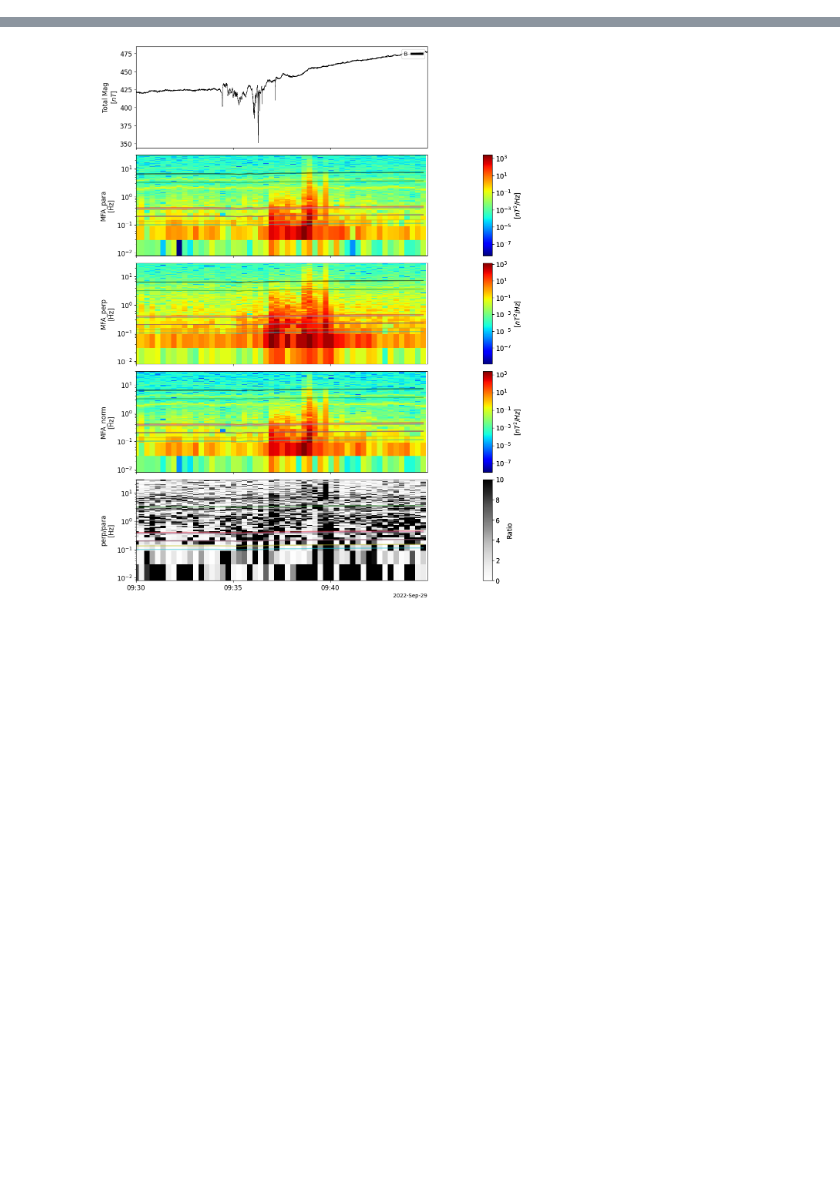
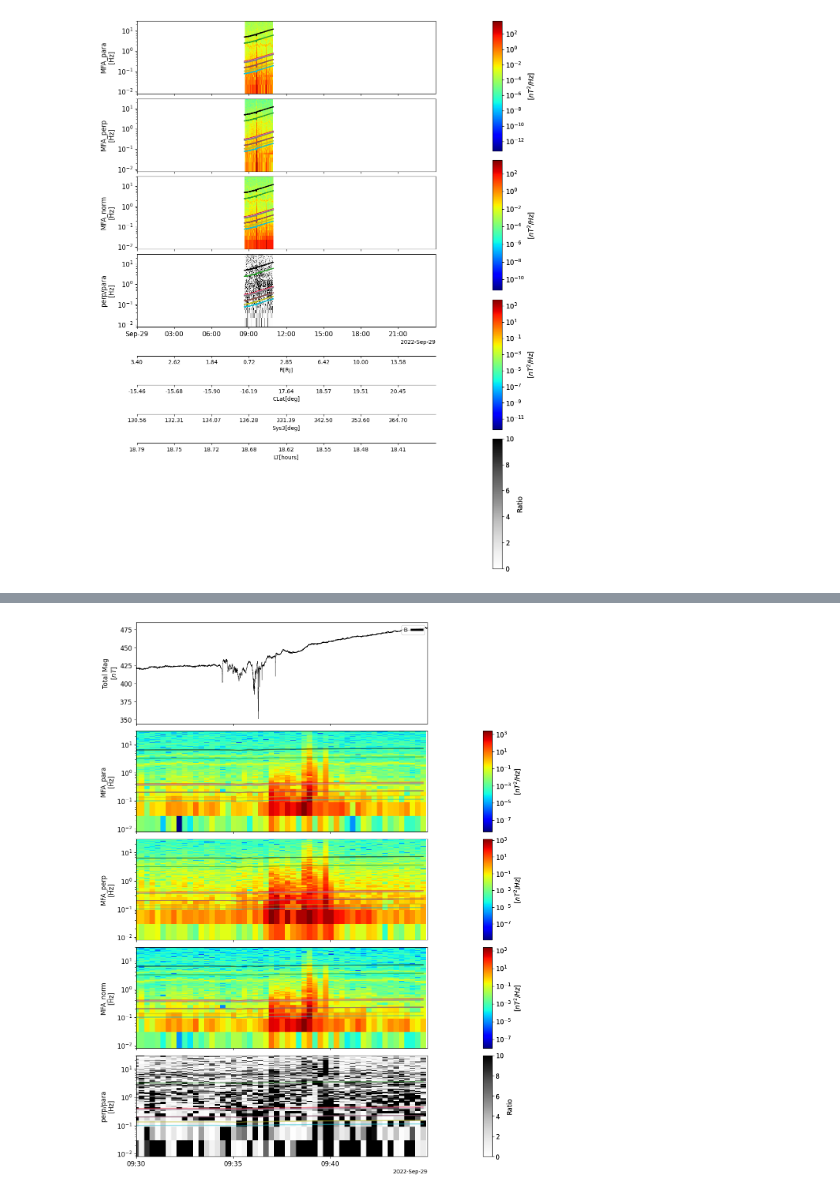
Before and after one commit to JackKTachi/Juno_ULC_EMIC, a Jupyter notebook: temp/flyby copy.ipynb, the cells around one changed output, grey strips where cells are left out. Saved outputs shown, nothing was run; the diff lists cells and outputs as text; code cells hidden in the pictures; blank space fills up the shorter version.

```diff
--- a/temp/flyby copy.ipynb
+++ b/temp/flyby copy.ipynb
@@ -425,8 +425,8 @@ shift = 1
 # %%
 sts_file_path = '/mnt/d/JUNO_EMIC/event/fgm_jno_l3_2022272pc_eu_v02.sts'
 
-window = 1024
-shift = 1
+window = 2024*2
+shift = window - window/16/4
 
 #save_data_png(file_path, window, shift)
 
@@ -673,17 +673,4 @@ options('juno_orbit_rclatsys3lt_0', opt_dict={'ytitle': 'R[Rj]'})
 options('juno_orbit_rclatsys3lt_1', opt_dict={'ytitle': 'CLat[deg]'})
 options('juno_orbit_rclatsys3lt_2', opt_dict={'ytitle': 'Sys3[deg]'})
 options('juno_orbit_rclatsys3lt_3', opt_dict={'ytitle': 'LT[hours]'})
-
-store_data('para', data=['para_1024_1', 'juno_cyc_freq', 'para_1024_1'])
-store_data('perp', data=['perp_1024_1', 'juno_cyc_freq', 'perp_1024_1'])
-store_data('norm', data=['norm_1024_1', 'juno_cyc_freq', 'norm_1024_1'])
-store_data('ratio', data=['ratio_1024_1', 'juno_cyc_freq', 'ratio_1024_1'])
-
-time_ranges = [f"{date_only} {str(hour).zfill(2)}:00:00" for hour in range(0, 24, 3)]
-time_ranges.append(f"{date_only} 23:59:59")
-xlim(time_ranges[0], time_ranges[-1])
-save_dir = '/mnt/d/JUNO_EMIC/component/{}/{}/1day/'.format(year, month)
-os.makedirs(save_dir, exist_ok=True)
-tplot(['para', 'perp', 'norm', 'ratio'], xsize=12, ysize=18 ,var_label=labels)#, save_png=save_dir + date_only)
-plt.close()
 # %% [output]
@@ -709,0 +695,16 @@ Dusk [deg]: 279.66823102466765
+# %%
+
+store_data('para', data=[f'para_{window}_{shift}', 'juno_cyc_freq', f'para_{window}_{shift}'])
+store_data('perp', data=[f'perp_{window}_{shift}', 'juno_cyc_freq', f'perp_{window}_{shift}'])
+store_data('norm', data=[f'norm_{window}_{shift}', 'juno_cyc_freq', f'norm_{window}_{shift}'])
+store_data('ratio', data=[f'ratio_{window}_{shift}', 'juno_cyc_freq', f'ratio_{window}_{shift}'])
+
+time_ranges = [f"{date_only} {str(hour).zfill(2)}:00:00" for hour in range(0, 24, 3)]
+time_ranges.append(f"{date_only} 23:59:59")
+xlim(time_ranges[0], time_ranges[-1])
+save_dir = '/mnt/d/JUNO_EMIC/component/{}/{}/1day/'.format(year, month)
+os.makedirs(save_dir, exist_ok=True)
+tplot(['para', 'perp', 'norm', 'ratio'], xsize=12, ysize=18 ,var_label=labels)#, save_png=save_dir + date_only)
+plt.close()
+# %% [output]
+[figure, added]
```
Also changed, not shown: parts of 3 cells of this notebook, 2 other files.
